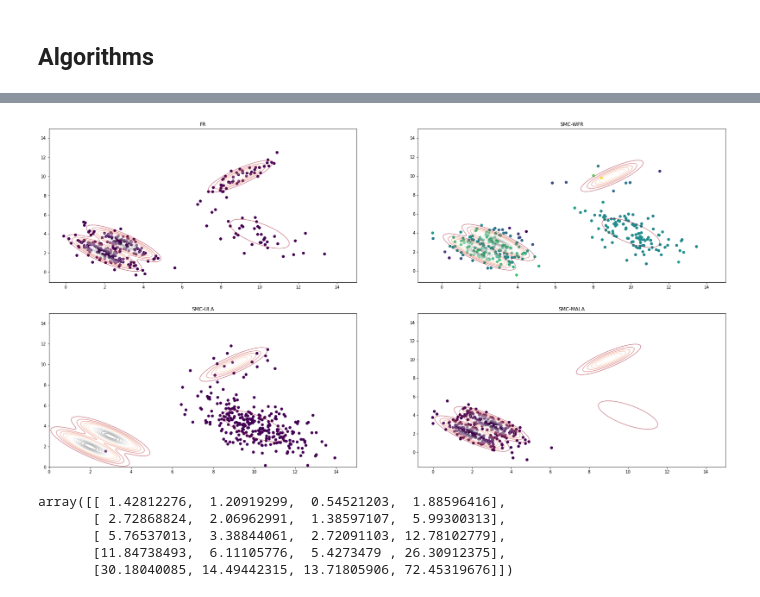
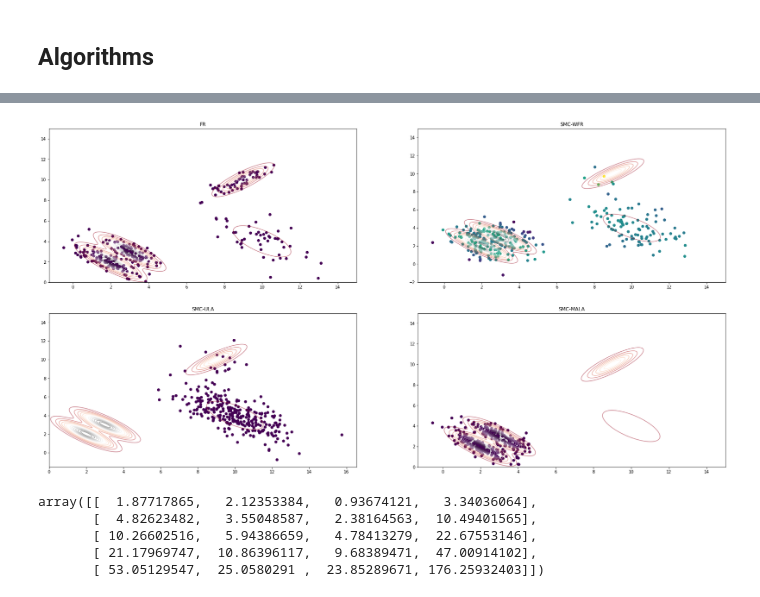
Before and after one commit to FrancescaCrucinio/SMC-WFR, a Jupyter notebook: GaussianMixture/GaussianMixture2D_Sensitivity2K.ipynb, the cells around one changed output, grey strips where cells are left out. Drawn from its saved outputs; the diff is of its cells as text; code cells hidden in the pictures.

```diff
--- a/GaussianMixture/GaussianMixture2D_Sensitivity2K.ipynb
+++ b/GaussianMixture/GaussianMixture2D_Sensitivity2K.ipynb
@@ -74,7 +74,7 @@ Niter_smcula = Niter
 Niter_smcmala = Niter
 # %%
 Nalgo = 4
-Nrep = 1
+Nrep = 10
 
 fr_x = np.zeros((Ksize, Nrep, Niter_fr, d, N))
 fr_w = np.zeros((Ksize, Nrep, Niter_fr, N))
@@ -117,42 +117,42 @@ np.mean(np.sum(accepted_smcmala, axis = 0)/Niter_smcmala)
 # %%
-k = 4
+k = 3
 i = Nrep-1
 plt.figure(figsize = (12,6))
 plt.subplot(2, 2, 1)
 plt.contour(x, y, z, 15, cmap='RdGy', alpha = 0.5)
 plt.scatter(fr_x[k, i, -1, 0, :], fr_x[k, i, -1, 1, :], c = fr_w[k, i, -1, :]);
 plt.title('FR')
 plt.subplot(2, 2, 2)
 plt.contour(x, y, z, 15, cmap='RdGy', alpha = 0.5)
 plt.scatter(wfr_x[k, i, -1, 0, :], wfr_x[k, i, -1, 1, :], c = wfr_w[k, i, -1, :]);
 plt.title('SMC-WFR')
 plt.subplot(2, 2, 3)
 plt.contour(x, y, z, 15, cmap='RdGy', alpha = 0.5)
 plt.scatter(smcula_x[k, i, -1, 0, :], smcula_x[k, i, -1, 1, :], c = smcula_w[k, i, -1, :]);
 plt.title('SMC-ULA')
 plt.subplot(2, 2, 4)
 plt.contour(x, y, z, 15, cmap='RdGy', alpha = 0.5)
 plt.scatter(smcmala_x[k, i, -1, 0, :], smcmala_x[k, i, -1, 1, :], c = smcmala_w[k, i, -1, :]);
 plt.title('SMC-MALA')
 # plt.colorbar();
 plt.subplots_adjust(left=-1,
                     bottom=-1,
                     right=0.9,
                     top=0.9,
                     wspace=0.2,
                     hspace=0.2)
 plt.show()
 # %% [output]
-[figure, old version]
+[figure, new version]
 # %%
 avg_runtime = np.mean(runtime, axis = 1)
 avg_runtime
 # %% [output]
-array([[ 1.42812276,  1.20919299,  0.54521203,  1.88596416],
-       [ 2.72868824,  2.06962991,  1.38597107,  5.99300313],
-       [ 5.76537013,  3.38844061,  2.72091103, 12.78102779],
-       [11.84738493,  6.11105776,  5.4273479 , 26.30912375],
-       [30.18040085, 14.49442315, 13.71805906, 72.45319676]])
+array([[  1.87717865,   2.12353384,   0.93674121,   3.34036064],
+       [  4.82623482,   3.55048587,   2.38164563,  10.49401565],
+       [ 10.26602516,   5.94386659,   4.78413279,  22.67553146],
+       [ 21.17969747,  10.86396117,   9.68389471,  47.00914102],
+       [ 53.05129547,  25.0580291 ,  23.85289671, 176.25932403]])
 # %%
 w1_fr = np.zeros((Ksize, Nrep, d, Niter_fr))
 w1_wfr = np.zeros((Ksize, Nrep, d, Niter))
```
Also changed, not shown: parts of 7 cells of this notebook, 6 other files.
